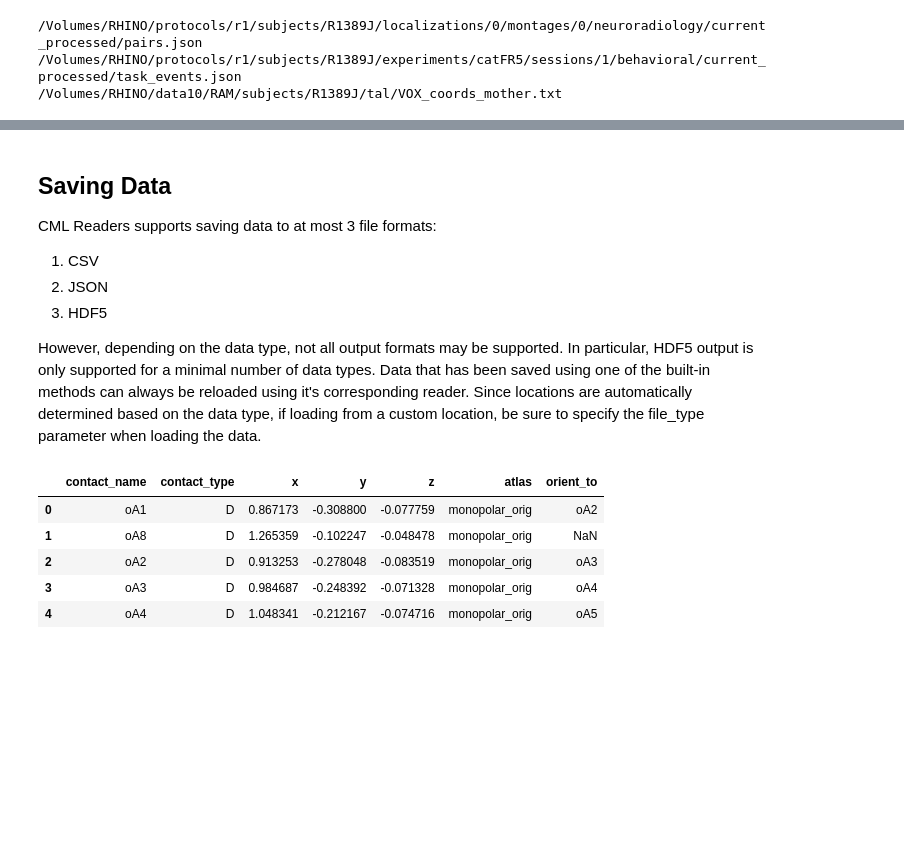
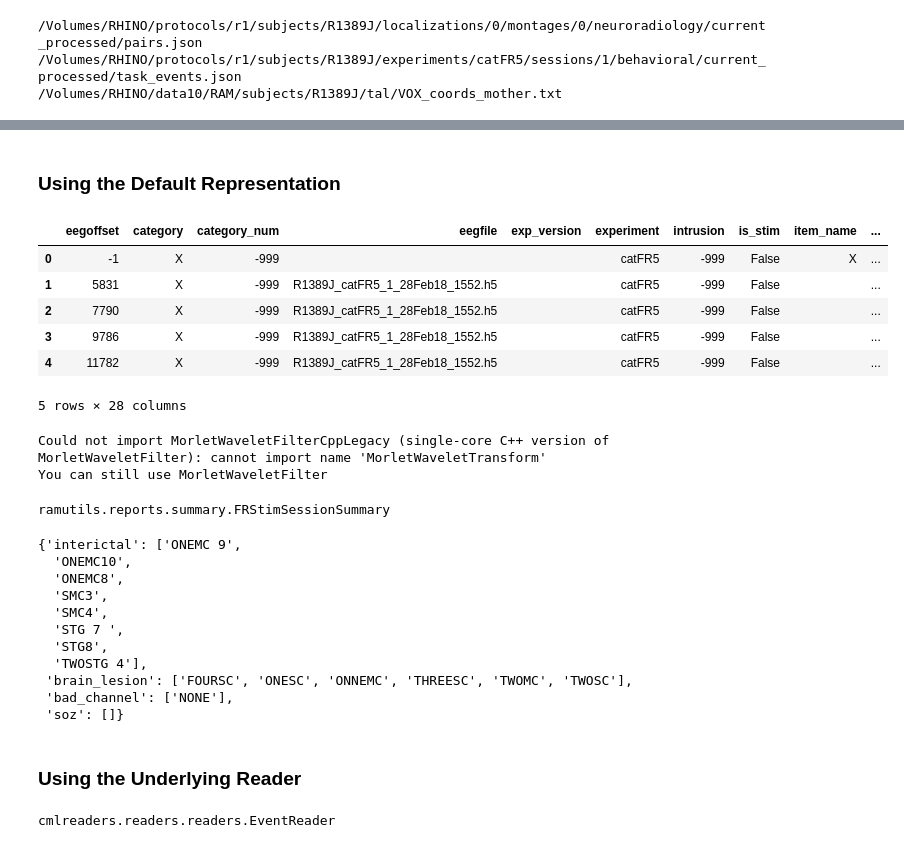
Before and after one commit to pennmem/cmlreaders, a Jupyter notebook: docs/getting_started.ipynb, the cells around one changed output, grey strips where cells are left out. Drawn from its saved outputs; the diff is of its cells as text; code cells hidden in the pictures; blank space fills up the shorter version.

Commit message:
updated version num and getting started guide

```diff
--- a/docs/getting_started.ipynb
+++ b/docs/getting_started.ipynb
@@ -100,5 +162,3 @@ Although recarray's are supported, users are **highly** encouraged to switch to
 # %%
 reader = cml.CMLReader(subject="R1389J", experiment="catFR5", session="1",
                        localization="0", montage="0", rootdir=rhino_root)
-# %%
-reader.load("electrode_coordinates")
@@ -149,9 +164,0 @@ rec.array([(0, 'oA1', 'D', 0.867173, -0.3088   , -0.07775927, 'monopolar_orig',
-# %% [markdown]
-## Saving Data
-
-CML Readers supports saving data to at most 3 file formats:
-1. CSV
-2. JSON
-3. HDF5
-
-However, depending on the data type, not all output formats may be supported. In particular, HDF5 output is only supported for a minimal number of data types. Data that has been saved using one of the built-in methods can always be reloaded using it's corresponding reader. Since locations are automatically determined based on the data type, if loading from a custom location, be sure to specify the file_type parameter when loading the data.
@@ -160,12 +165,46 @@ reader.to_csv("electrode_coordinates_test.csv")
-# %%
-reader.load(data_type="electrode_coordinates", file_path="./electrode_coordinates_test.csv")
-# %%
-electrode_coord_df = reader.as_dataframe()
-electrode_coord_df.head()
-# %% [output]
-|  | contact_name | contact_type | x | y | z | atlas | orient_to |
-| 0 | oA1 | D | 0.867173 | -0.308800 | -0.077759 | monopolar_orig | oA2 |
-| 1 | oA8 | D | 1.265359 | -0.102247 | -0.048478 | monopolar_orig | NaN |
-| 2 | oA2 | D | 0.913253 | -0.278048 | -0.083519 | monopolar_orig | oA3 |
-| 3 | oA3 | D | 0.984687 | -0.248392 | -0.071328 | monopolar_orig | oA4 |
-| 4 | oA4 | D | 1.048341 | -0.212167 | -0.074716 | monopolar_orig | oA5 |
+# %% [markdown]
+### Using the Default Representation
+# %%
+# Pandas dataframe
+events_df = reader.load('task_events')
+events_df.head()
+# %% [output]
+|  | eegoffset | category | category_num | eegfile | exp_version | experiment | intrusion | is_stim | item_name | ... |
+| 0 | -1 | X | -999 |  |  | catFR5 | -999 | False | X | ... |
+| 1 | 5831 | X | -999 | R1389J_catFR5_1_28Feb18_1552.h5 |  | catFR5 | -999 | False |  | ... |
+| 2 | 7790 | X | -999 | R1389J_catFR5_1_28Feb18_1552.h5 |  | catFR5 | -999 | False |  | ... |
+| 3 | 9786 | X | -999 | R1389J_catFR5_1_28Feb18_1552.h5 |  | catFR5 | -999 | False |  | ... |
+| 4 | 11782 | X | -999 | R1389J_catFR5_1_28Feb18_1552.h5 |  | catFR5 | -999 | False |  | ... |
+5 rows × 28 columns
+# %%
+# Custom python class
+session_summary = reader.load('session_summary')
+type(session_summary)
+# %% [output]
+Could not import MorletWaveletFilterCppLegacy (single-core C++ version of MorletWaveletFilter): cannot import name 'MorletWaveletTransform'
+You can still use MorletWaveletFilter
+ramutils.reports.summary.FRStimSessionSummary
+# %%
+# Python dictionary
+electrode_categories_dict = reader.load('electrode_categories')
+electrode_categories_dict
+# %% [output]
+{'interictal': ['ONEMC 9',
+  'ONEMC10',
+  'ONEMC8',
+  'SMC3',
+  'SMC4',
+  'STG 7 ',
+  'STG8',
+  'TWOSTG 4'],
+ 'brain_lesion': ['FOURSC', 'ONESC', 'ONNEMC', 'THREESC', 'TWOMC', 'TWOSC'],
+ 'bad_channel': ['NONE'],
+ 'soz': []}
+# %% [markdown]
+### Using the Underlying Reader
+# %%
+# Ask CMLReader to give back the reader instead of the data
+event_reader = reader.get_reader('task_events')
+type(event_reader)
+# %% [output]
+cmlreaders.readers.readers.EventReader
```
Also changed, not shown: parts of 23 cells of this notebook, 1 other file.
